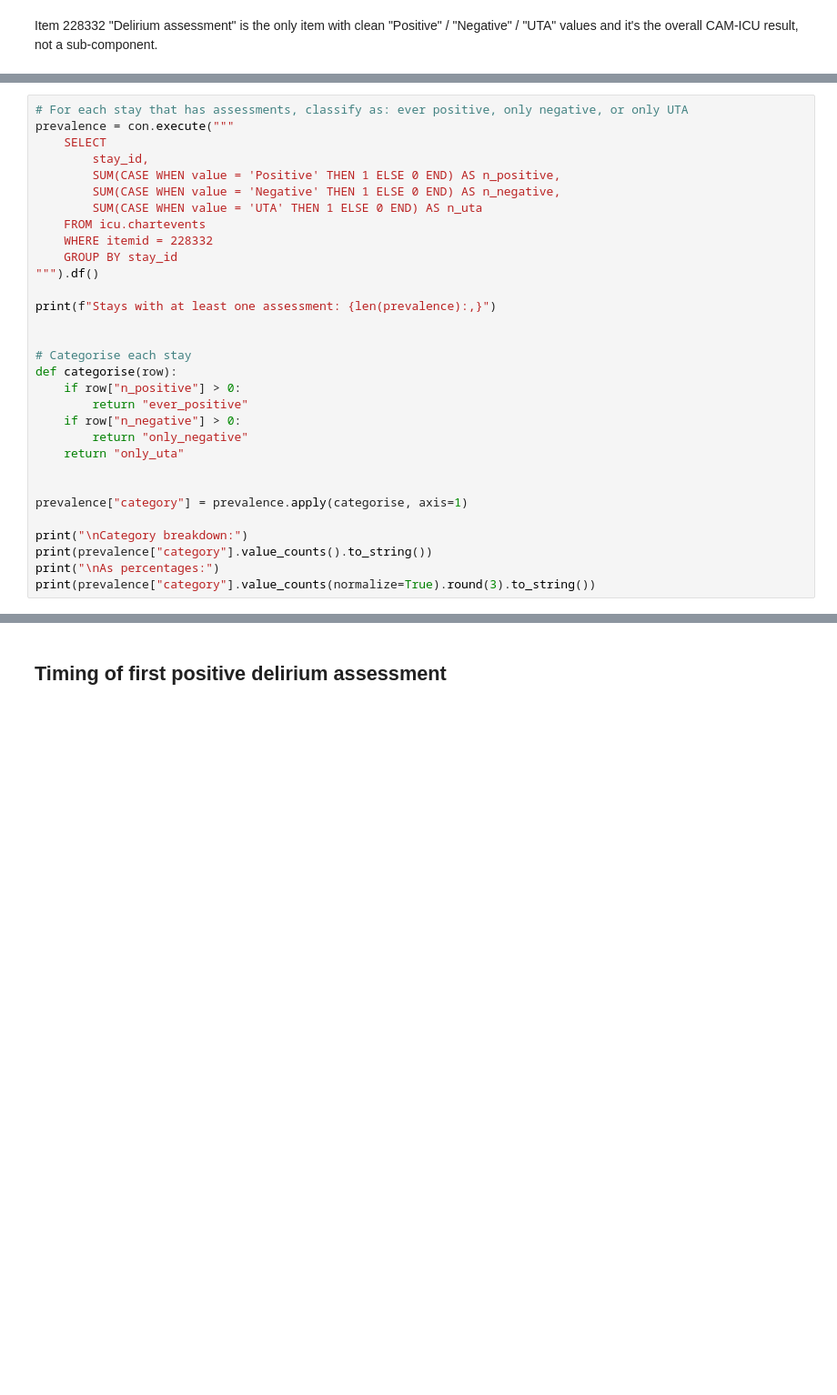
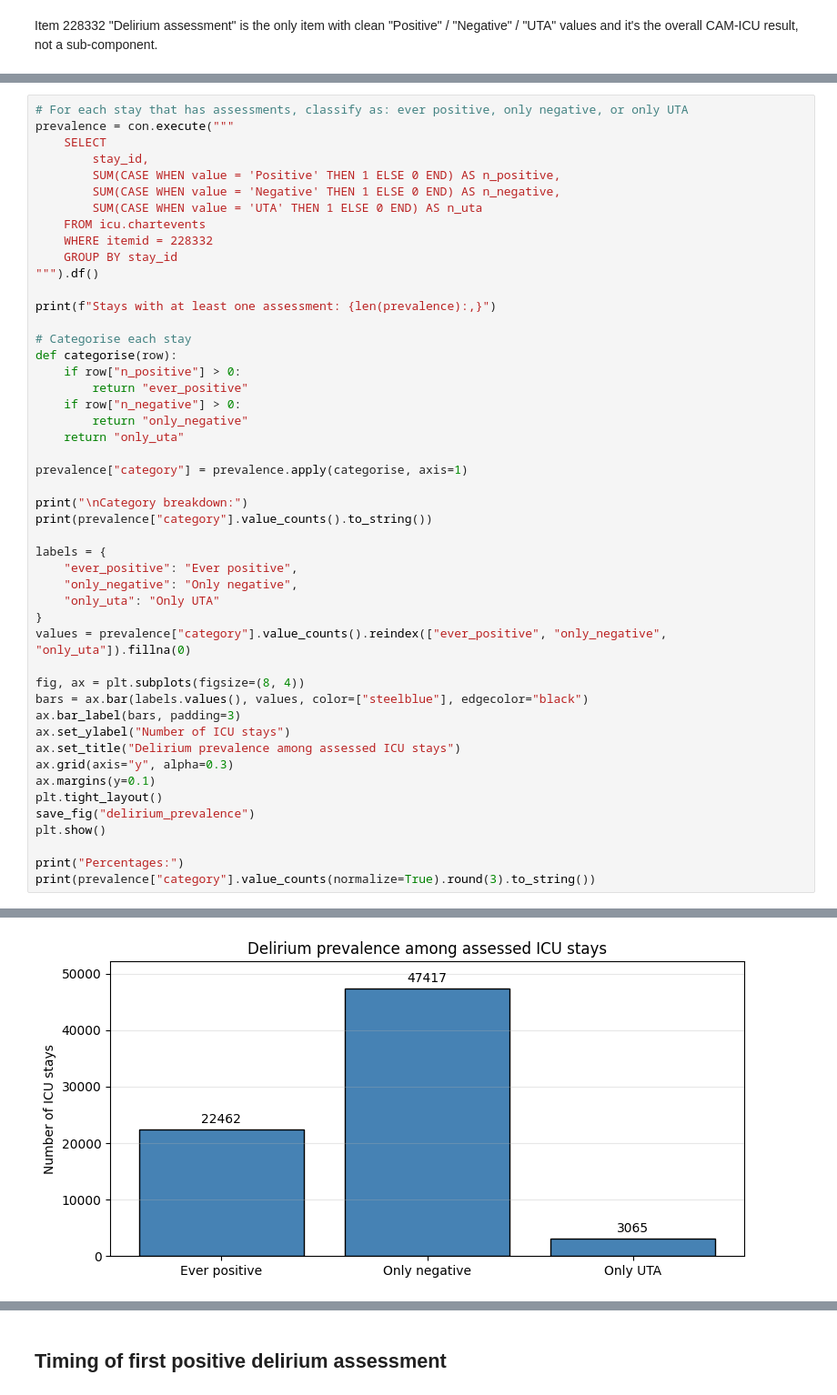
Before and after one commit to Hadyalt/AI_In_Healthcare_Capstone_Project, a Jupyter notebook: main.ipynb, the cells around one changed output, grey strips where cells are left out. Shown at 91% size. Drawn from its saved outputs; the diff is of its cells as text; blank space fills up the shorter version.

```diff
--- a/main.ipynb
+++ b/main.ipynb
@@ -474,7 +493,6 @@ prevalence = con.execute("""
 
 print(f"Stays with at least one assessment: {len(prevalence):,}")
 
-
 # Categorise each stay
 def categorise(row):
     if row["n_positive"] > 0:
@@ -483,12 +501,30 @@ def categorise(row):
         return "only_negative"
     return "only_uta"
 
-
 prevalence["category"] = prevalence.apply(categorise, axis=1)
 
 print("\nCategory breakdown:")
 print(prevalence["category"].value_counts().to_string())
-print("\nAs percentages:")
+
+labels = {
+    "ever_positive": "Ever positive",
+    "only_negative": "Only negative",
+    "only_uta": "Only UTA"
+}
+values = prevalence["category"].value_counts().reindex(["ever_positive", "only_negative", "only_uta"]).fillna(0)
+
+fig, ax = plt.subplots(figsize=(8, 4))
+bars = ax.bar(labels.values(), values, color=["steelblue"], edgecolor="black")
+ax.bar_label(bars, padding=3)
+ax.set_ylabel("Number of ICU stays")
+ax.set_title("Delirium prevalence among assessed ICU stays")
+ax.grid(axis="y", alpha=0.3)
+ax.margins(y=0.1)
+plt.tight_layout()
+save_fig("delirium_prevalence")
+plt.show()
+
+print("Percentages:")
 print(prevalence["category"].value_counts(normalize=True).round(3).to_string())
 # %% [output]
 Stays with at least one assessment: 72,944
@@ -506,0 +538 @@ only_uta         0.042
+[figure, added]
```
Also changed, not shown: parts of 6 cells of this notebook, 2 other files.
